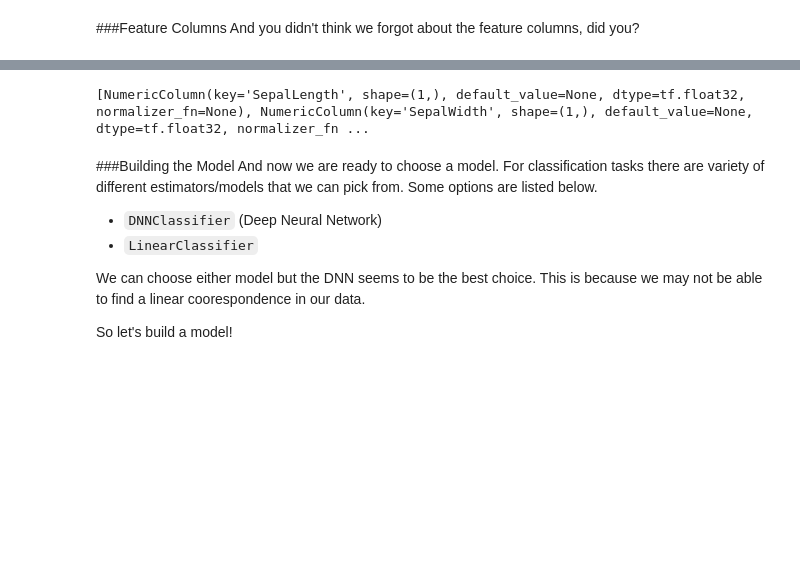
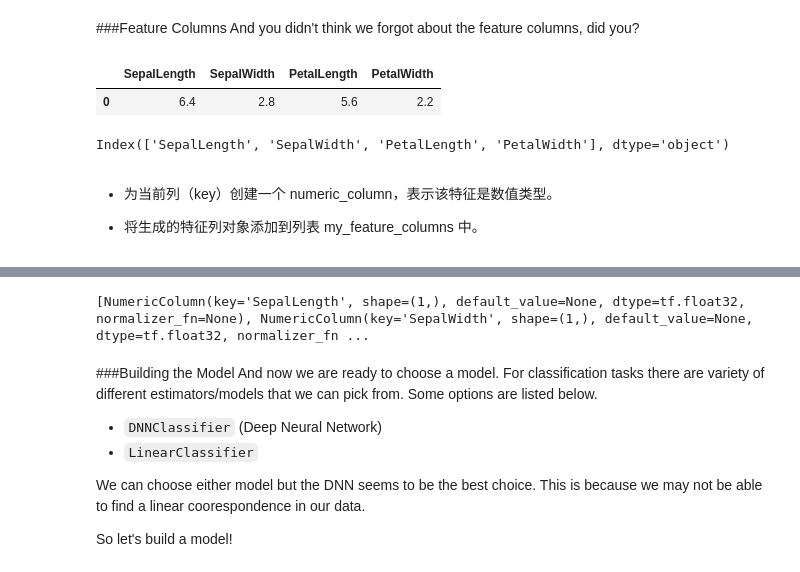
Before and after one commit to hemu2014/python-ML, a Jupyter notebook: 机器学习-算法/Core_Learning_Algorithms.ipynb, the cells around one changed output, grey strips where cells are left out. Cells and saved outputs as stored; diff of their text form; code cells hidden in the pictures; blank space fills up the shorter version.

```diff
--- a/机器学习-算法/Core_Learning_Algorithms.ipynb
+++ b/机器学习-算法/Core_Learning_Algorithms.ipynb
@@ -832,3 +855,7 @@ train.head()
 | 4 | 5.7 | 3.8 | 1.7 | 0.3 | 0 |
 # %% [markdown]
 Now we can pop the species column off and use that as our label.
+# %%
+train_y = train.pop("Species")
+test_y = test.pop("Species")
+train.head()
@@ -863,3 +939,16 @@ def input_fn(features, labels, training=True, batch_size=256):
 # %% [markdown]
 ###Feature Columns
 And you didn't think we forgot about the feature columns, did you?
+# %%
+train.head(1)
+# %% [output]
+|  | SepalLength | SepalWidth | PetalLength | PetalWidth |
+| 0 | 6.4 | 2.8 | 5.6 | 2.2 |
+# %%
+train.keys() # 获取列名
+# %% [output]
+Index(['SepalLength', 'SepalWidth', 'PetalLength', 'PetalWidth'], dtype='object')
+# %% [markdown]
+* 为当前列（key）创建一个 numeric_column，表示该特征是数值类型。
+
+* 将生成的特征列对象添加到列表 my_feature_columns 中。
```
Also changed, not shown: parts of 16 cells of this notebook.
